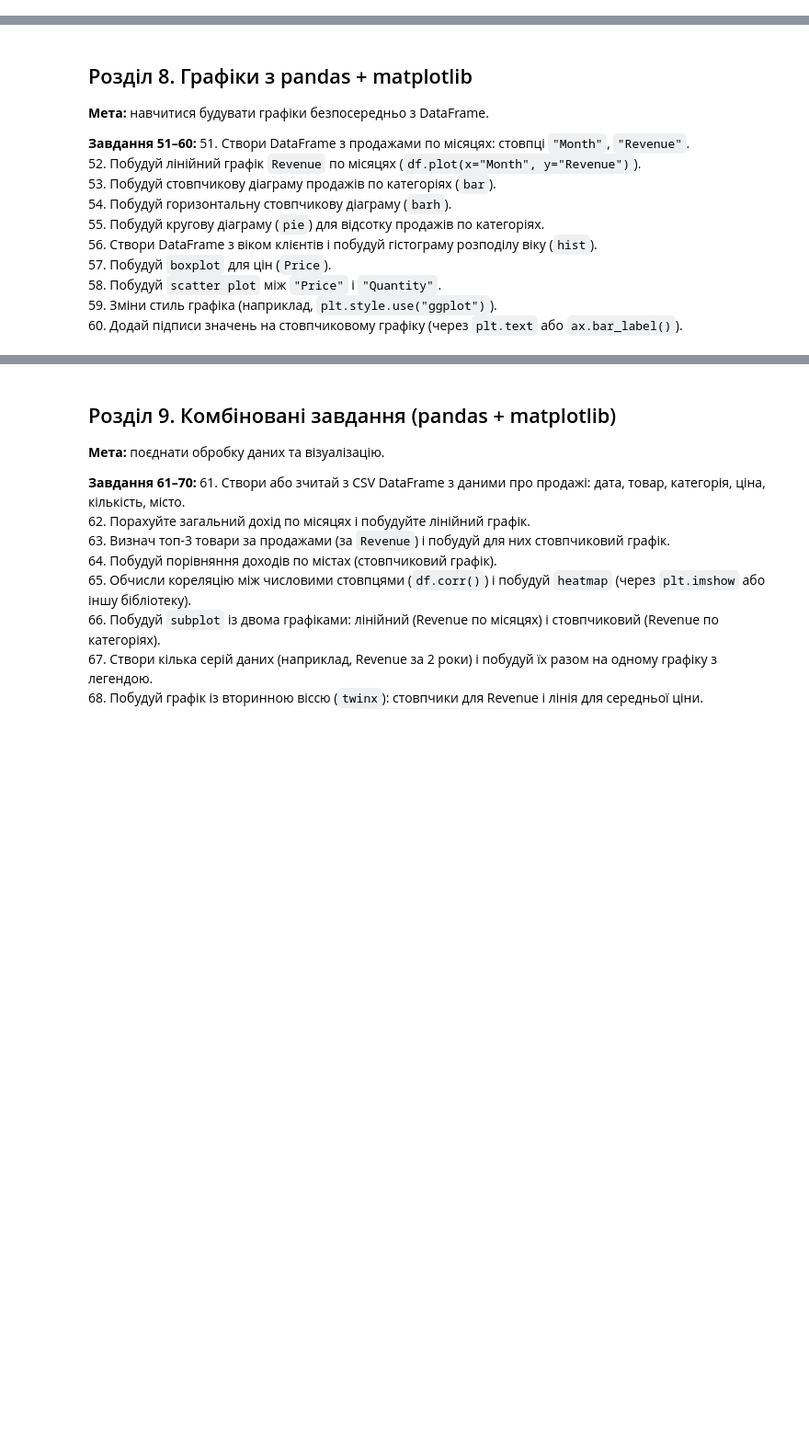
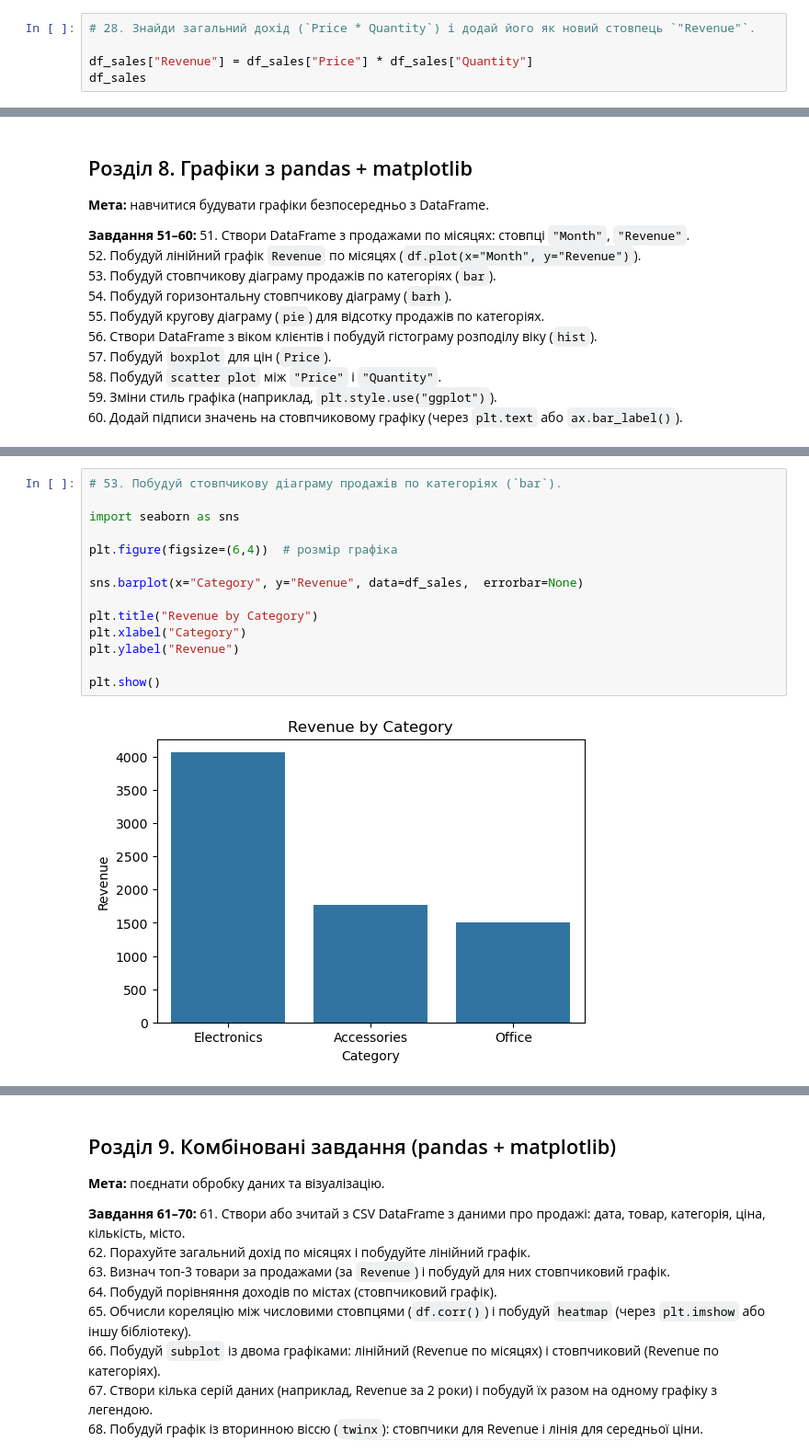
Before and after one commit to HalynaYaremenko/test-tasks-Python, a Jupyter notebook: pandas_matplotlib_practice.ipynb, the cells around one changed output, grey strips where cells are left out. Shown: that part at 92% size. Drawn from its saved outputs; the diff is of its cells as text; blank space fills up the shorter version.

```diff
--- a/pandas_matplotlib_practice.ipynb
+++ b/pandas_matplotlib_practice.ipynb
@@ -316,0 +434,5 @@ df
+# %%
+# 28. Знайди загальний дохід (`Price * Quantity`) і додай його як новий стовпець `"Revenue"`.
+
+df_sales["Revenue"] = df_sales["Price"] * df_sales["Quantity"]
+df_sales
@@ -433,0 +591,16 @@ plt.show()
+# %%
+# 53. Побудуй стовпчикову діаграму продажів по категоріях (`bar`).
+
+import seaborn as sns
+
+plt.figure(figsize=(6,4))  # розмір графіка
+
+sns.barplot(x="Category", y="Revenue", data=df_sales,  errorbar=None)
+
+plt.title("Revenue by Category")
+plt.xlabel("Category")
+plt.ylabel("Revenue")
+
+plt.show()
+# %% [output]
+[figure, added]
```
Also changed, not shown: parts of 22 cells of this notebook, 3 other files.
